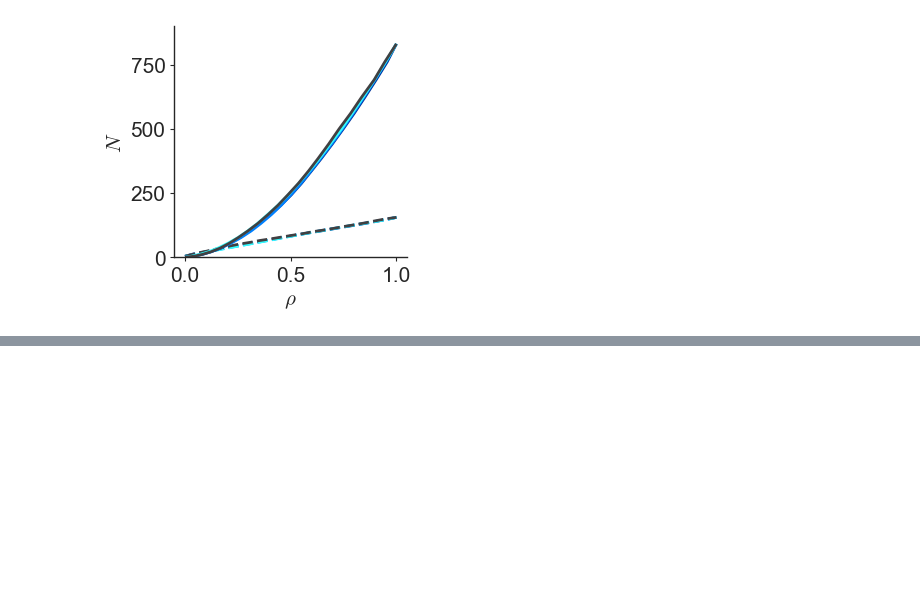
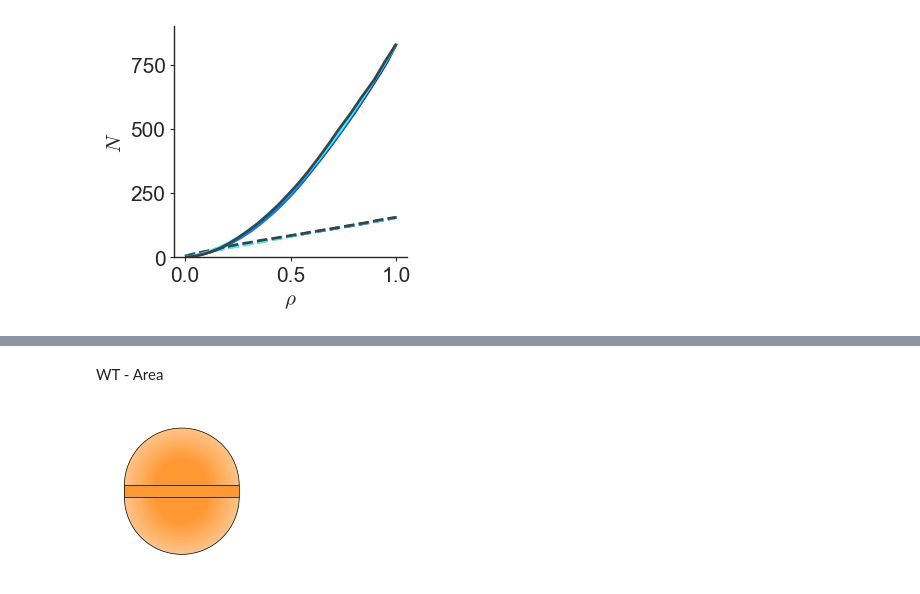
Before and after one commit to abhijeetkrishna/WDeversion_theory, a Jupyter notebook: Experiments/notebooks/visualize_lambdas.ipynb, the cells around one changed output, grey strips where cells are left out. Saved outputs shown, nothing was run; the diff lists cells and outputs as text; code cells hidden in the pictures; blank space fills up the shorter version.

Commit message:
Add circle plots

```diff
--- a/Experiments/notebooks/visualize_lambdas.ipynb
+++ b/Experiments/notebooks/visualize_lambdas.ipynb
@@ -149,0 +379,4 @@ plt.savefig(dataout +'/' + genotype + '_rho_vs_N-noIncreaselimits.pdf',dpi = 600
+# %%
+DV_width = 0.2
+
+#load fit file
@@ -149,0 +499,11 @@ plt.savefig(dataout +'/' + genotype + '_rho_vs_N-noIncreaselimits.pdf',dpi = 600
+# %% [markdown]
+WT - Area
+# %%
+figsize = (8*cm_, 5*cm_)
+fig,ax = plt.subplots(figsize = figsize)
+
+ax = get_isotropic_subplot(ax, stage_init="wL3", stage_final="4hAPF", fit_lambdas_df=fit_lambdas_df_WT, DV_width = DV_width,
+                           boundary_lw=lw/2, add_cbar = False, fontsize=Medium_font_size, cmap = cmap_isotropic, vmin = isotropic_vmin, vmax = isotropic_vmax,)
+plt.savefig(dataout +'/' + "WT_circ_plot_only_area.pdf", bbox_inches = "tight")
+# %% [output]
+[figure, added]
```
Also changed, not shown: parts of 23 cells of this notebook.
